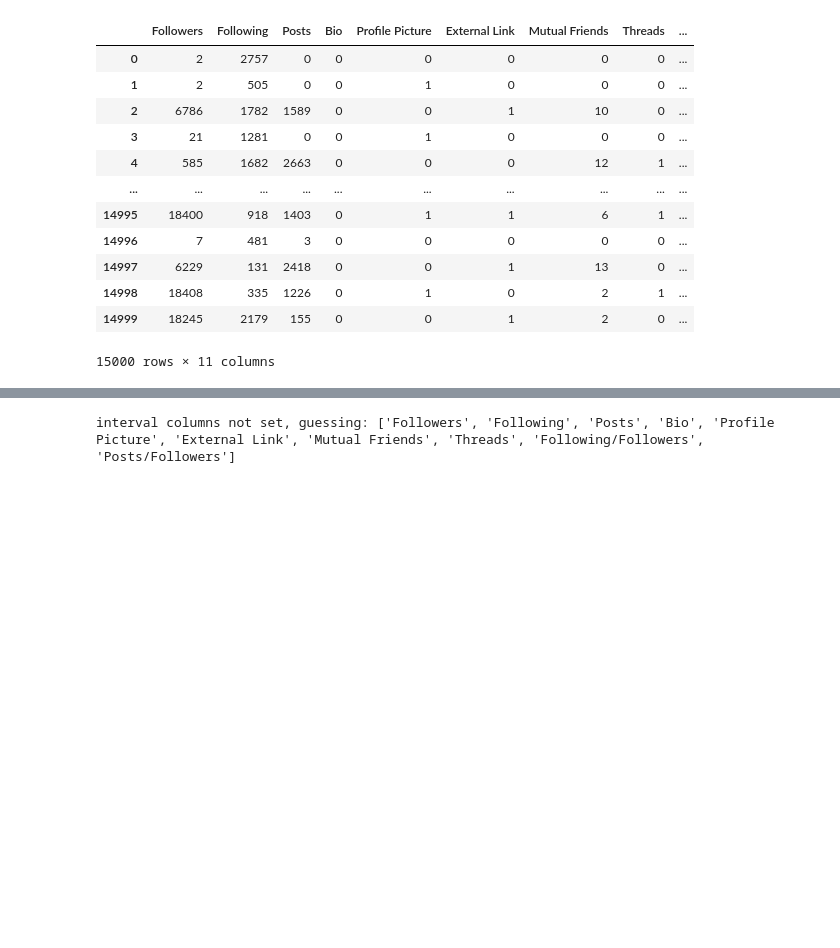
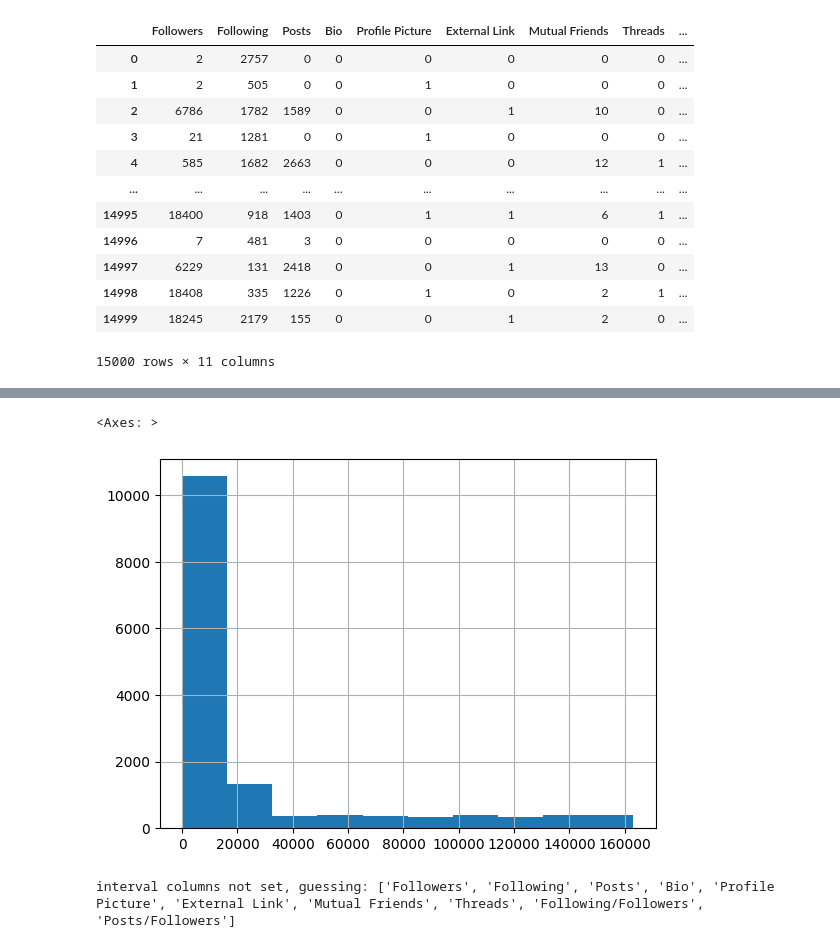
Before and after one commit to VIVALDI142857/api, a Jupyter notebook: notebooks/inst.ipynb, the cells around one changed output, grey strips where cells are left out. Saved outputs shown, nothing was run; the diff lists cells and outputs as text; code cells hidden in the pictures; blank space fills up the shorter version.

```diff
--- a/notebooks/inst.ipynb
+++ b/notebooks/inst.ipynb
@@ -173,3 +177,8 @@ df = df.drop_duplicates()
+# %%
+df['Followers'].hist()
+# %% [output]
+<Axes: >
+[figure, added]
 # %%
 plt.figure(figsize=(12, 8))
 sns.heatmap(df.phik_matrix(), annot=True)
```
Also changed, not shown: parts of 5 cells of this notebook, 32 other files.
